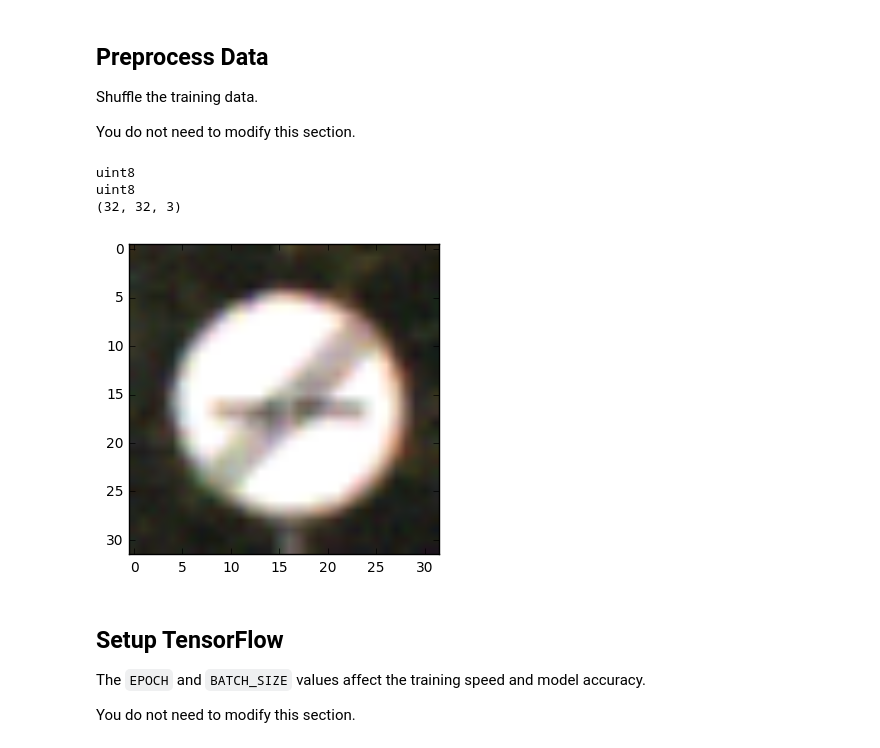
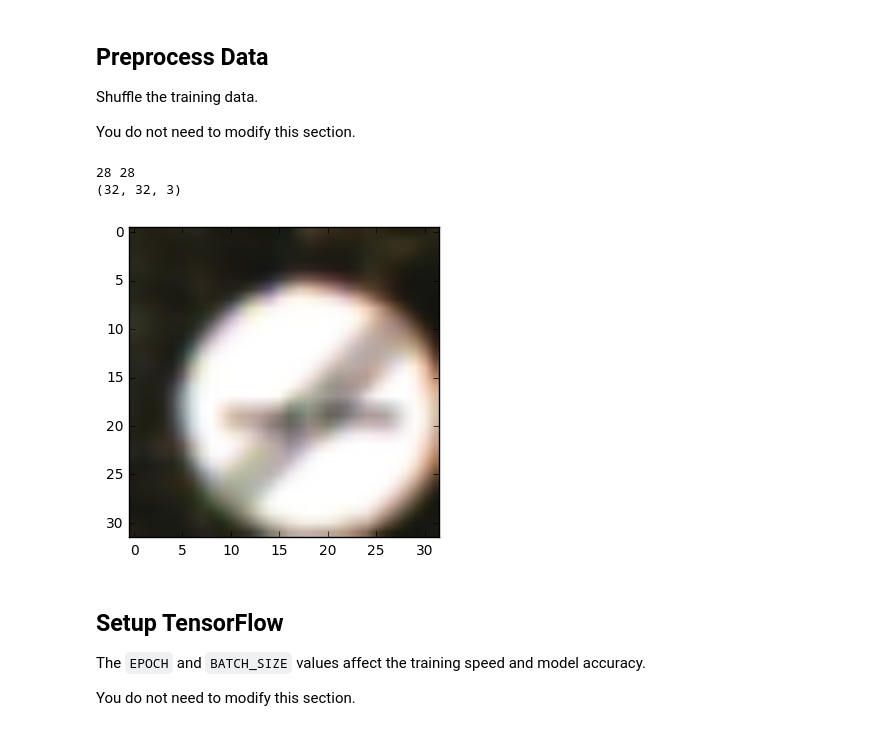
Before and after one commit to ddrm86/udacity-selfdriving-p2, a Jupyter notebook: LeNet-Lab-Solution.ipynb, the cells around one changed output. Drawn from its saved outputs; the diff is of its cells as text; code cells hidden in the pictures.

Commit message:
Try random crops(28x28)

```diff
--- a/LeNet-Lab-Solution.ipynb
+++ b/LeNet-Lab-Solution.ipynb
@@ -99,9 +99,23 @@ def noise(X, y):
     new_X = np.array(new_X)
     new_y = np.array(new_y)
     return new_X, new_y
-X_train_noise, y_train_noise = rotate(X_train, y_train)
+X_train_noise, y_train_noise = noise(X_train, y_train)
+# %%
+def crop(X, y):
+    new_X, new_y = [], []
+    crop_size = 28
+    for i in range(len(X)):
+        crop_x, crop_y = random.randint(crop_size, 32), random.randint(crop_size, 32)
+        crop_image = X[i][crop_y-crop_size:crop_y, crop_x-crop_size:crop_x]
+        crop_image = cv2.resize(crop_image,(32,32))
+        new_X.append(crop_image)
+        new_y.append(y[i])
+    new_X = np.array(new_X)
+    new_y = np.array(new_y)
+    return new_X, new_y
+X_train_crop, y_train_crop = crop(X_train, y_train)
 # %%
-X_train = np.concatenate((X_train, X_train_blur, X_train_mirror, X_train_gray, X_train_rotate, X_train_noise))
-y_train = np.concatenate((y_train, y_train_blur, y_train_mirror, y_train_gray, y_train_rotate, y_train_noise))
+X_train = np.concatenate((X_train, X_train_blur, X_train_mirror, X_train_gray, X_train_rotate, X_train_noise, X_train_crop))
+y_train = np.concatenate((y_train, y_train_blur, y_train_mirror, y_train_gray, y_train_rotate, y_train_noise, y_train_crop))
 print(X_train.shape)
 # %% [output]
@@ -138,18 +152,18 @@ plt.imshow(prueba)
 Shuffle the training data.
 
 You do not need to modify this section.
-# %%
-noise = np.random.randint(0,15,(32, 32, 3), dtype='uint8')
-print(prueba.dtype)
-print(noise.dtype)
-pruebaj = cv2.add(prueba, noise)
-plt.imshow(pruebaj)
-print(pruebaj.shape)
-# %% [output]
-uint8
-uint8
-(32, 32, 3)
-[figure, removed]
+# %%
+crop_size = 28
+crop_x, crop_y = random.randint(crop_size, 32), random.randint(crop_size, 32)
+pruebac = prueba[crop_y-crop_size:crop_y, crop_x-crop_size:crop_x]
+pruebac = cv2.resize(pruebac,(32,32))
+plt.imshow(pruebac)
+print(crop_x, crop_y)
+print(pruebac.shape)
+# %% [output]
+28 28
+(32, 32, 3)
+[figure, added]
 # %%
 from sklearn.utils import shuffle
 
```
Also changed, not shown: parts of 3 cells of this notebook.
